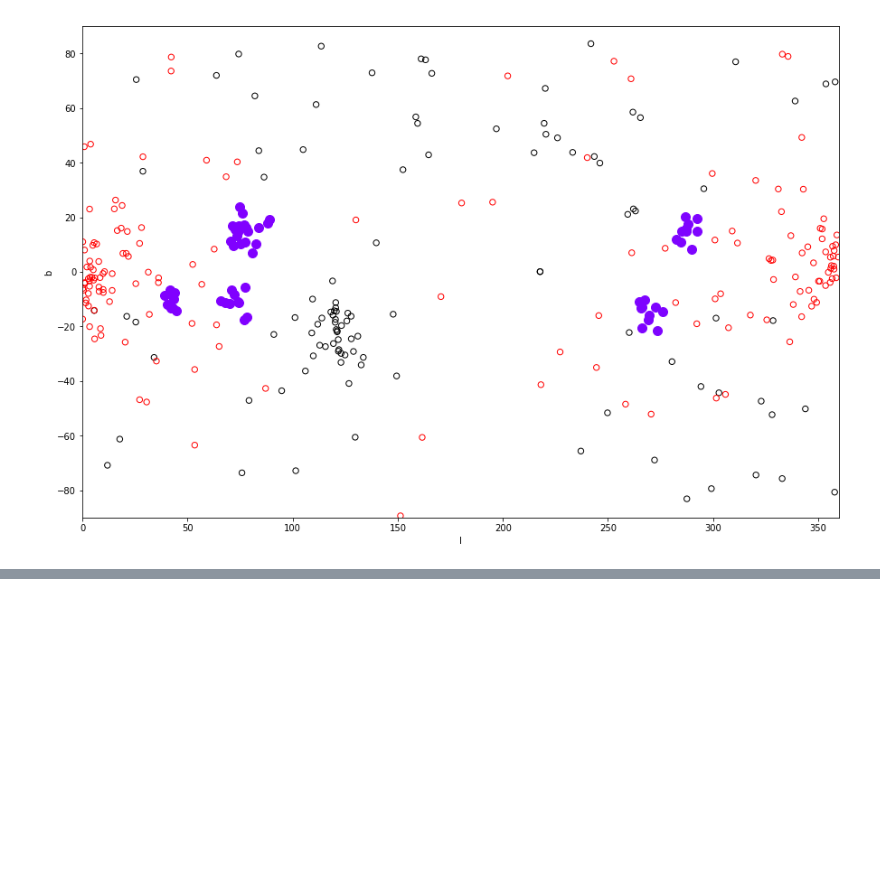
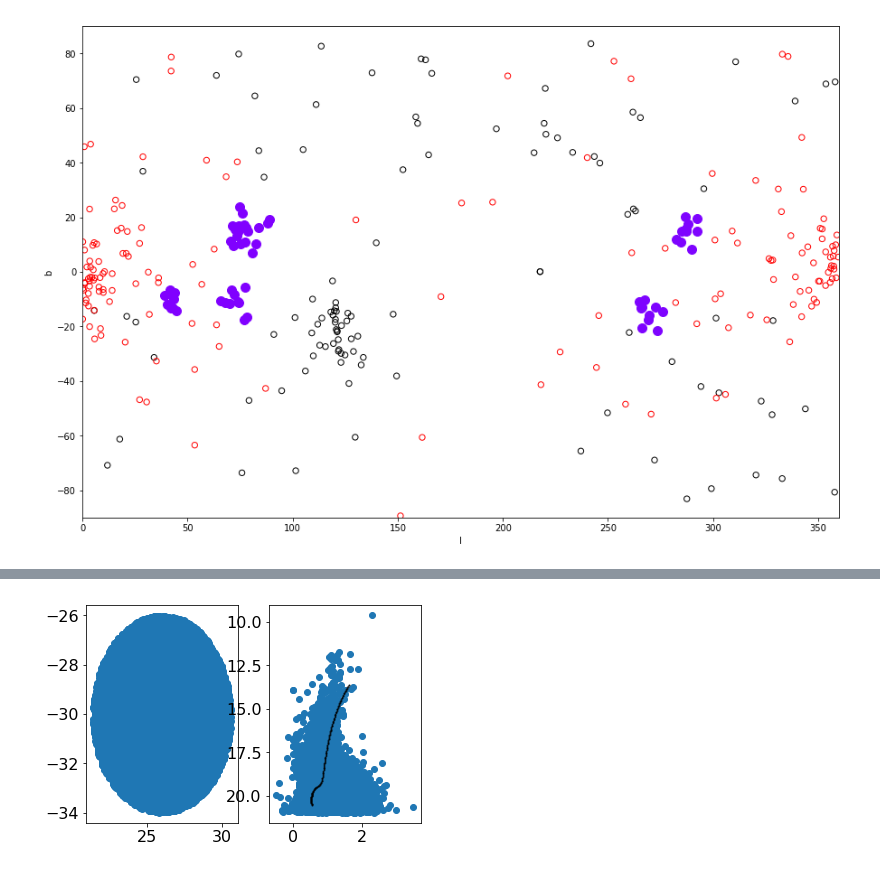
Before and after one commit to andersdot/gaiaDR2, a Jupyter notebook: rrTrees.ipynb, the cells around one changed output, grey strips where cells are left out. Saved outputs shown, nothing was run; the diff lists cells and outputs as text; code cells hidden in the pictures; blank space fills up the shorter version.

```diff
--- a/rrTrees.ipynb
+++ b/rrTrees.ipynb
@@ -619,0 +624,23 @@ axSky.set_ylim(-90, 90)
+# %%
+# Look around the best CMD...
+dataCMD = dataCMD_15
+good = (dataCMD['phase'] <3) & (dataCMD['phase'] > -1) & (dataCMD['Gaia_G_DR2Rev'] < 4)
+f = interp1d(dataCMD['Gaia_BP_DR2Rev'][good] - dataCMD['Gaia_RP_DR2Rev'][good], dataCMD['Gaia_G_DR2Rev'][good], fill_value='extrapolate')
+xx = np.linspace(1, 2.5)
+
+queryPro = """WITH x AS (SELECT  * FROM gaia_dr2.gaia_source AS gs WHERE q3c_radial_query(gs.ra, gs.dec, {0}, {1}, {2}))
+    SELECT x.ra, x.dec, x.pmra, x.pmdec, phot_g_mean_mag, ebv, phot_bp_mean_mag, phot_rp_mean_mag
+        FROM x
+            WHERE parallax < {3} AND abs(pmra - {4:0.6f}) < {5:0.6f} AND abs(pmdec - {6:0.6f}) < {7:0.6f};""".format(26.0, -30.,
+                                                                                                                         4,
+                                                                                                                         maxParallax,
+                                                                                                                         0, 5,
+                                                                                                                         0, 5)
+
+query = ""
+columns = ""
+cuts = ""
+res = queryDatabase(query, columns, cuts, cache_file='best_candidate_cmd_2deg.pkl', queryPro=queryPro)
+# %%
+bestCMD = Table(res)
+bestCMD
@@ -619,0 +667,10 @@ axSky.set_ylim(-90, 90)
+# %%
+Ag, Abp, Arp = getDust(bestCMD['phot_g_mean_mag'], bestCMD['phot_bp_mean_mag'], bestCMD['phot_rp_mean_mag'], bestCMD['ebv'])
+
+fig, axes = plt.subplots(ncols=2)
+axes[0].scatter(bestCMD['ra'], bestCMD['dec'])
+axes[1].scatter(bestCMD['phot_bp_mean_mag']-Abp - bestCMD['phot_rp_mean_mag']+Arp, bestCMD['phot_g_mean_mag']-Ag)
+axes[1].scatter(dataCMD['Gaia_BP_DR2Rev'][good] - dataCMD['Gaia_RP_DR2Rev'][good], dataCMD['Gaia_G_DR2Rev'][good] + 5.*np.log10(distance*1e3/10), s=1, alpha=0.5, label='{0} Fe/H'.format(l), c='black')
+axes[1].invert_yaxis()
+# %% [output]
+[figure, added]
```
Also changed, not shown: parts of 4 cells of this notebook.
